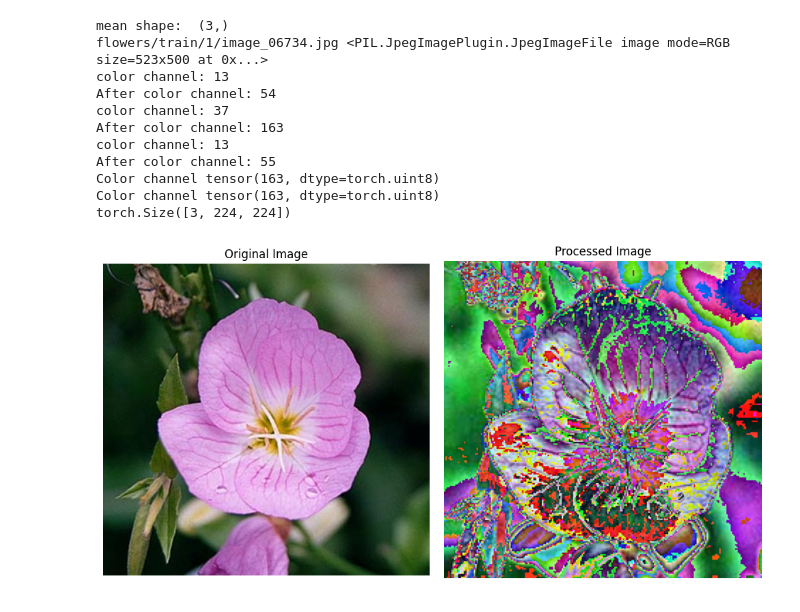
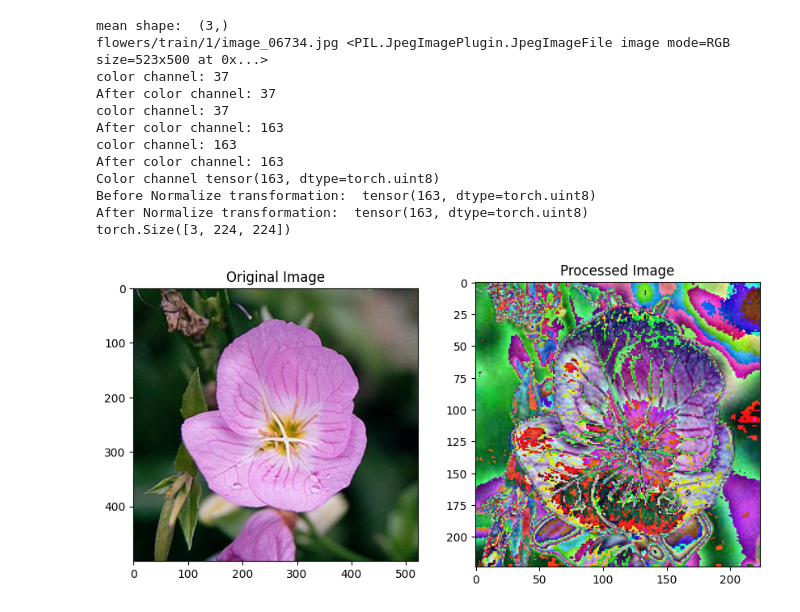
Before and after one commit to amnyulwa/aipnd-project, a Jupyter notebook: test.ipynb, the cells around one changed output. Drawn from its saved outputs; the diff is of its cells as text; code cells hidden in the pictures.

```diff
--- a/test.ipynb
+++ b/test.ipynb
@@ -89,39 +89,40 @@ def imshow(image, ax=None, title=None):
 # %%
 # Load and process the images
 image1 = Image.open("flowers/train/1/image_06734.jpg")
 image2 = process_image('flowers/train/1/image_06734.jpg')
 
 # Convert the processed image to a NumPy array for display with matplotlib
 image2_np = image2.permute(1, 2, 0).numpy()
 
 # Create a figure and axes for the two images
 fig, axes = plt.subplots(1, 2, figsize=(10, 5))  # 1 row, 2 columns
 
 # Display the first image (PIL Image)
 axes[0].imshow(image1)
 axes[0].set_title("Original Image")
-axes[0].axis('off')  # Turn off axis ticks and labels
+#axes[0].axis('off')  # Turn off axis ticks and labels
 
 # Display the second image (processed NumPy array)
 axes[1].imshow(image2_np)
 axes[1].set_title("Processed Image")
-axes[1].axis('off')
+#axes[1].axis('off')
 
 # Adjust spacing between subplots
-plt.tight_layout()
+#plt.tight_layout()
 
 # Show the plot
 plt.show()
 # %% [output]
 mean shape:  (3,)
 flowers/train/1/image_06734.jpg <PIL.JpegImagePlugin.JpegImageFile image mode=RGB size=523x500 at 0x...>
-color channel: 13
-After color channel: 54
+color channel: 37
+After color channel: 37
 color channel: 37
 After color channel: 163
-color channel: 13
-After color channel: 55
+color channel: 163
+After color channel: 163
 Color channel tensor(163, dtype=torch.uint8)
-Color channel tensor(163, dtype=torch.uint8)
+Before Normalize transformation:  tensor(163, dtype=torch.uint8)
+After Normalize transformation:  tensor(163, dtype=torch.uint8)
 torch.Size([3, 224, 224])
-[figure, old version]
+[figure, new version]
```
Also changed, not shown: parts of 1 cell of this notebook.
